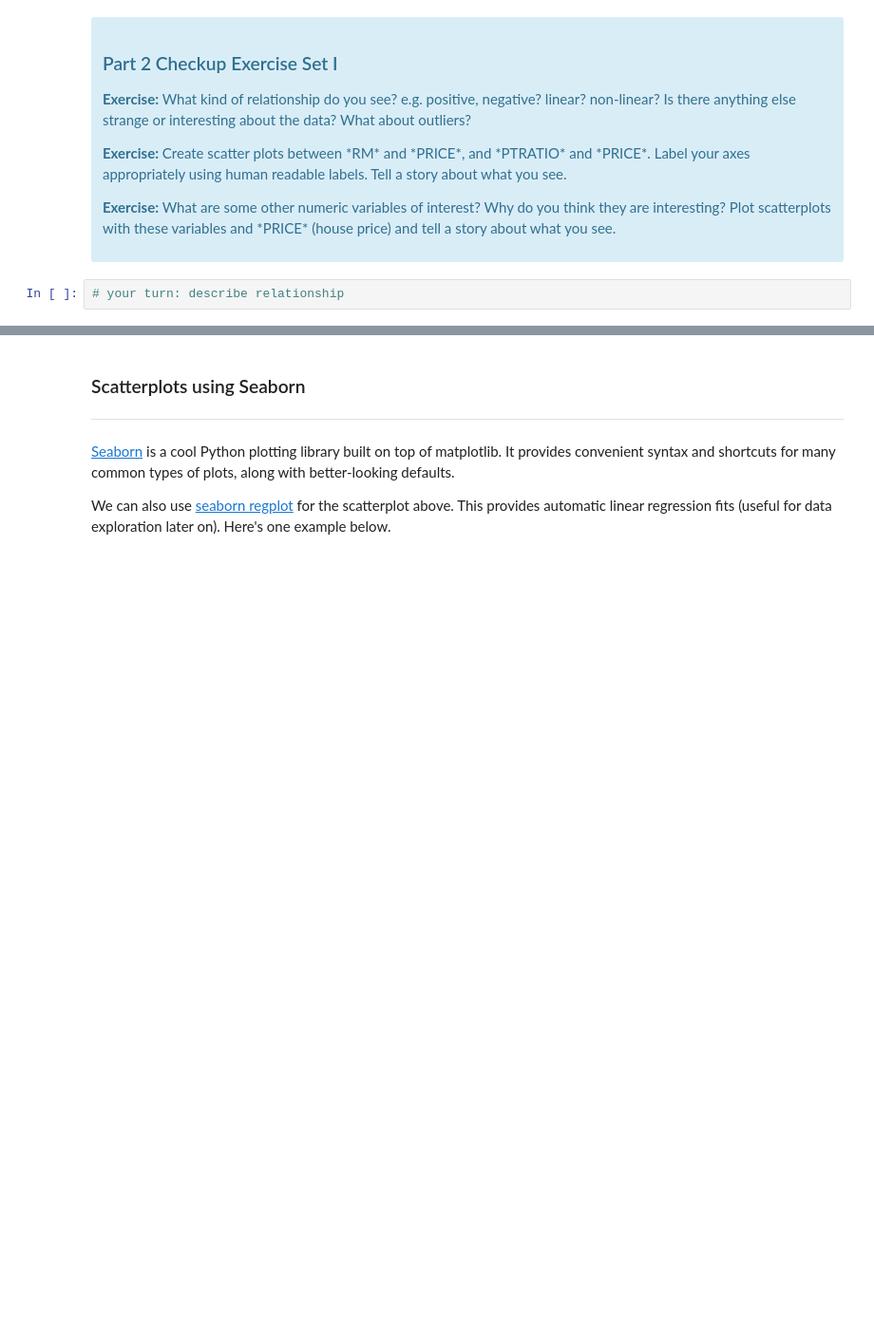
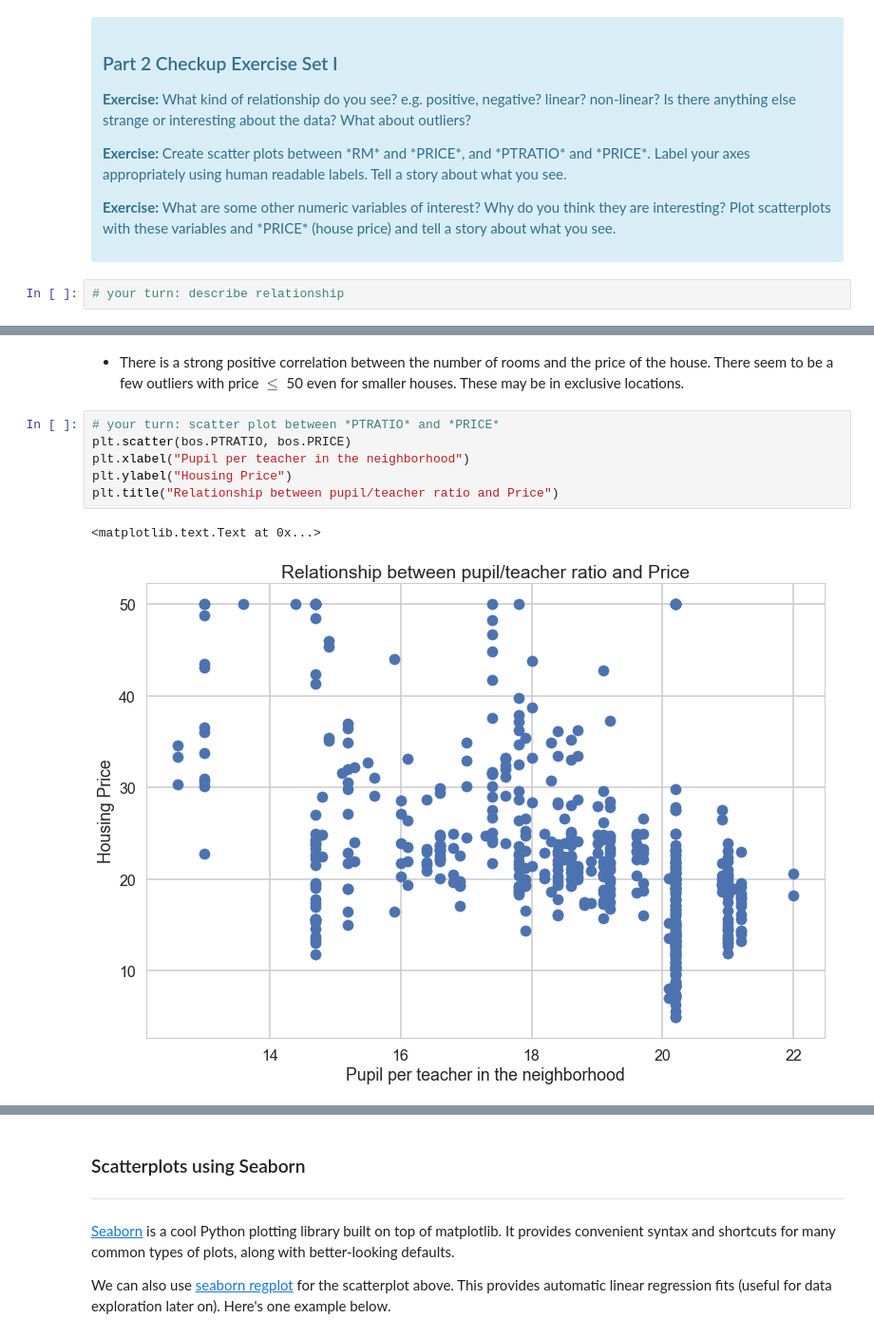
Before and after one commit to vlcekl/ds-various, a Jupyter notebook: linear_regression/Mini_Project_Linear_Regression.ipynb, the cells around one changed output, grey strips where cells are left out. Shown at 95% size. Saved outputs shown, nothing was run; the diff lists cells and outputs as text; blank space fills up the shorter version.

```diff
--- a/linear_regression/Mini_Project_Linear_Regression.ipynb
+++ b/linear_regression/Mini_Project_Linear_Regression.ipynb
@@ -226,0 +294,11 @@ plt.title("Relationship between CRIM and Price")
+# %% [markdown]
+* There is a strong positive correlation between the number of rooms and the price of the house. There seem to be a few outliers with price $\le$ 50 even for smaller houses. These may be in exclusive locations.
+# %%
+# your turn: scatter plot between *PTRATIO* and *PRICE*
+plt.scatter(bos.PTRATIO, bos.PRICE)
+plt.xlabel("Pupil per teacher in the neighborhood")
+plt.ylabel("Housing Price")
+plt.title("Relationship between pupil/teacher ratio and Price")
+# %% [output]
+<matplotlib.text.Text at 0x...>
+[figure, added]
```
Also changed, not shown: parts of 69 cells of this notebook.
